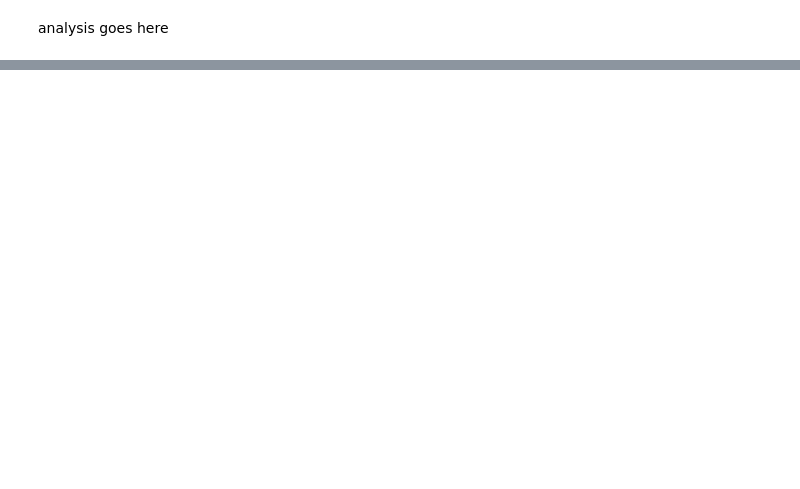
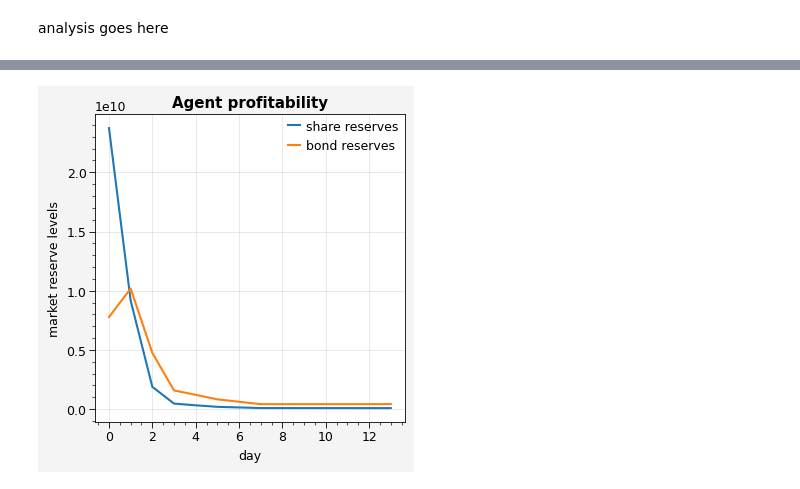
Before and after one commit to delvtech/agent0, a Jupyter notebook: examples/notebooks/frida_louie_simulation.ipynb, the cells around one changed output, grey strips where cells are left out. Saved outputs shown, nothing was run; the diff lists cells and outputs as text; code cells hidden in the pictures; blank space fills up the shorter version.

```diff
--- a/examples/notebooks/frida_louie_simulation.ipynb
+++ b/examples/notebooks/frida_louie_simulation.ipynb
@@ -463,0 +435,18 @@ Analysis goes here
+# %%
+trades_agg = trades.groupby("day").agg(
+    {
+        "share_reserves": ["sum"],
+        "bond_reserves": ["sum"]
+    }
+)
+trades_agg.columns = ["_".join(col).strip() for col in trades_agg.columns.values]
+trades_agg = trades_agg.reset_index()
+fix, axes, _ = output_utils.get_gridspec_subplots(nrows=1, ncols=1)
+ax = trades_agg.iloc[:-1].plot(x="day", y="share_reserves_sum", ax=axes[0], label="share reserves", c="blue")
+ax = trades_agg.iloc[:-1].plot(x="day", y="bond_reserves_sum", ax=axes[0], label="bond reserves", c="orange")
+ax.set_xlabel("day")
+ax.set_ylabel("market reserve levels")
+text_handle = ax.set_title("Agent profitability")
+fig.set_size_inches((5, 5))
+# %% [output]
+[figure, added]
```
Also changed, not shown: parts of 20 cells of this notebook, 2 other files.
